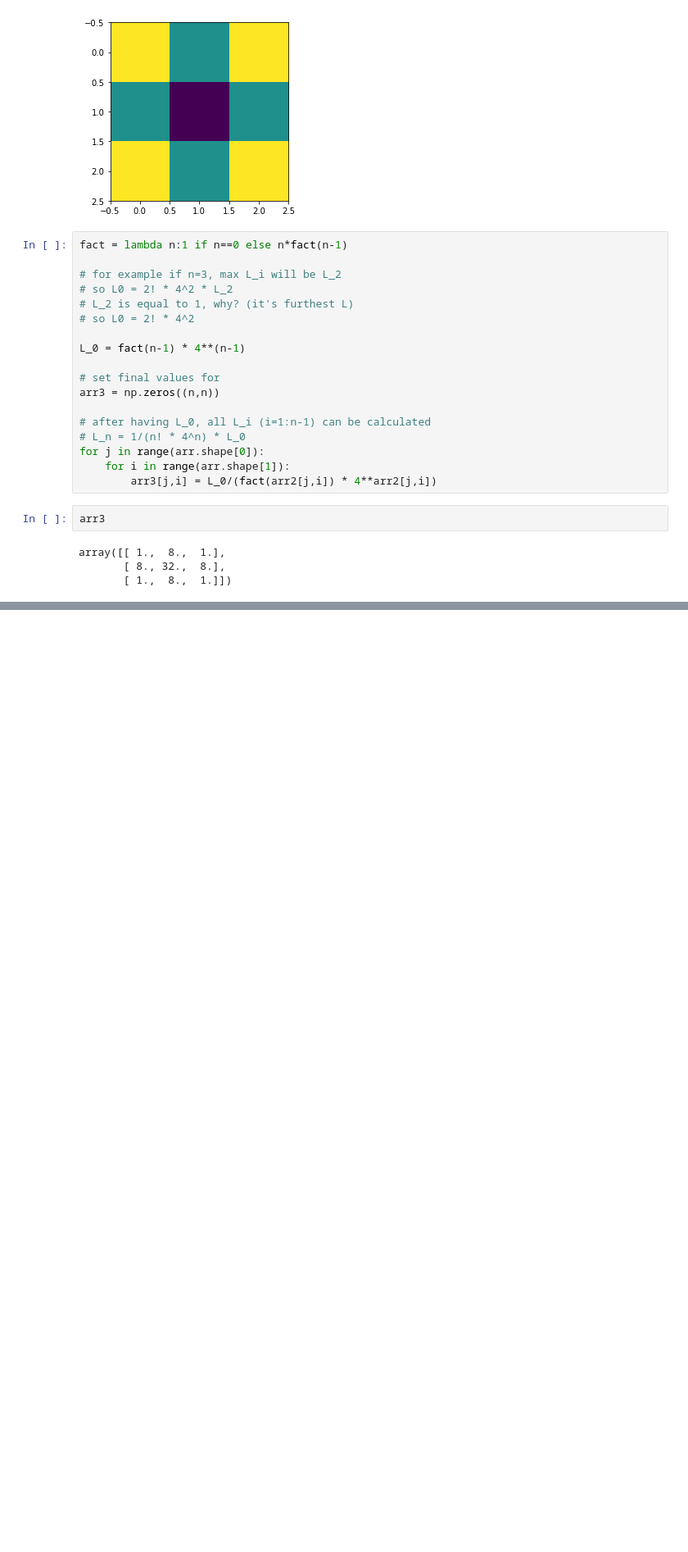
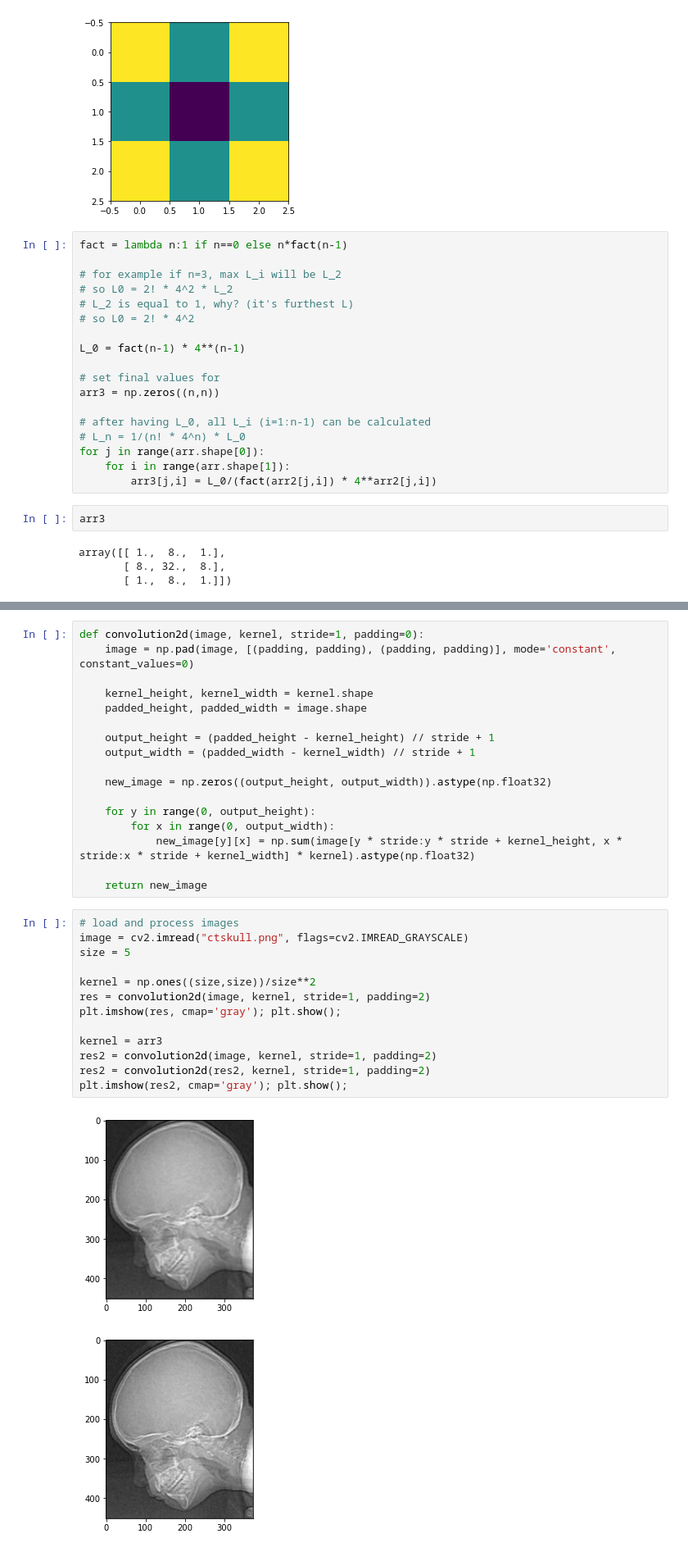
Before and after one commit to amirhdre/DigitalImageProcessing---Spring2021, a Jupyter notebook: HW3-Extra/HW3-Extra-9733023.ipynb, the cells around one changed output, grey strips where cells are left out. Shown at 82% size. Cells and saved outputs as stored; diff of their text form; blank space fills up the shorter version.

```diff
--- a/HW3-Extra/HW3-Extra-9733023.ipynb
+++ b/HW3-Extra/HW3-Extra-9733023.ipynb
@@ -73,0 +314,33 @@ array([[ 1.,  8.,  1.],
+# %%
+def convolution2d(image, kernel, stride=1, padding=0):
+    image = np.pad(image, [(padding, padding), (padding, padding)], mode='constant', constant_values=0)
+
+    kernel_height, kernel_width = kernel.shape
+    padded_height, padded_width = image.shape
+
+    output_height = (padded_height - kernel_height) // stride + 1
+    output_width = (padded_width - kernel_width) // stride + 1
+
+    new_image = np.zeros((output_height, output_width)).astype(np.float32)
+
+    for y in range(0, output_height):
+        for x in range(0, output_width):
+            new_image[y][x] = np.sum(image[y * stride:y * stride + kernel_height, x * stride:x * stride + kernel_width] * kernel).astype(np.float32)
+
+    return new_image
+# %%
+# load and process images
+image = cv2.imread("ctskull.png", flags=cv2.IMREAD_GRAYSCALE)
+size = 5
+
+kernel = np.ones((size,size))/size**2
+res = convolution2d(image, kernel, stride=1, padding=2)
+plt.imshow(res, cmap='gray'); plt.show();
+
+kernel = arr3
+res2 = convolution2d(image, kernel, stride=1, padding=2)
+res2 = convolution2d(res2, kernel, stride=1, padding=2)
+plt.imshow(res2, cmap='gray'); plt.show();
+# %% [output]
+[figure, added]
+[figure, added]
```
Also changed, not shown: parts of 28 cells of this notebook, 4 other files.
